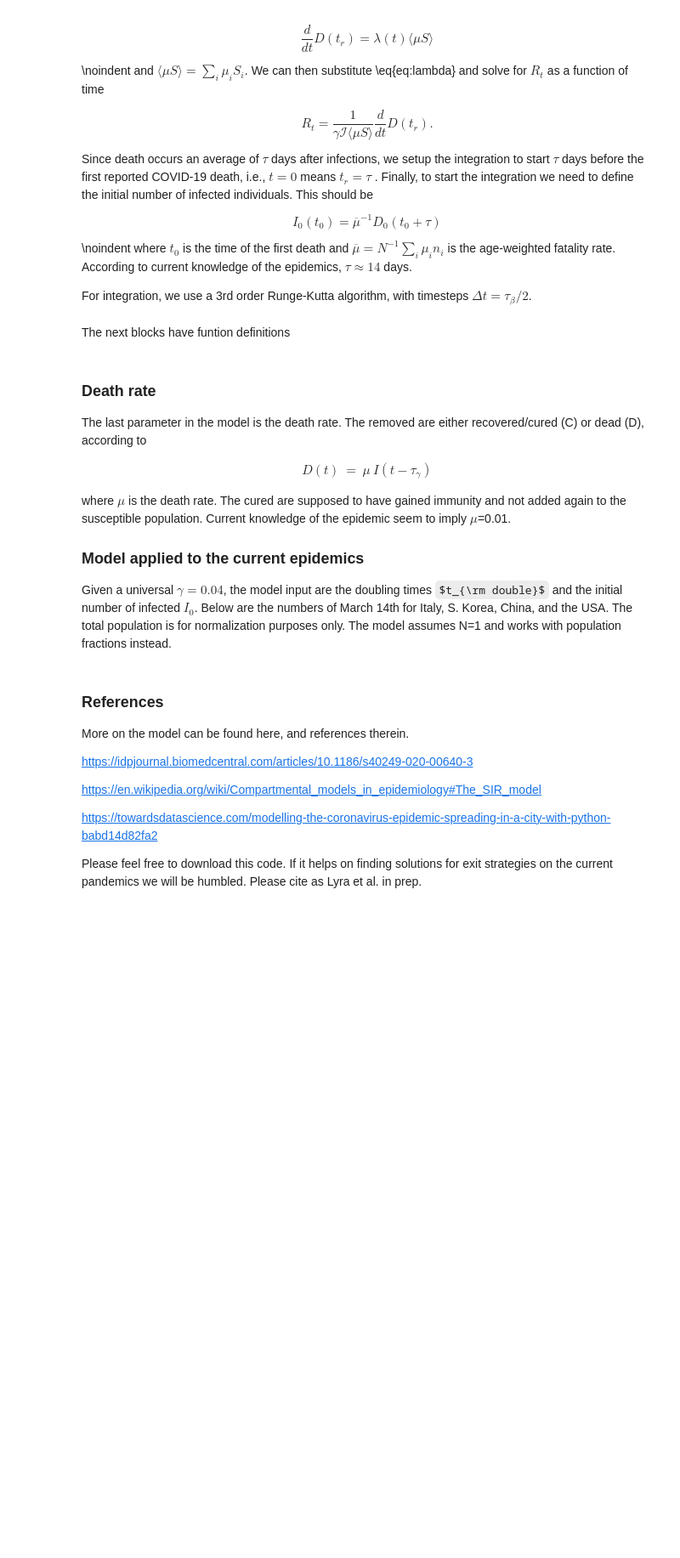
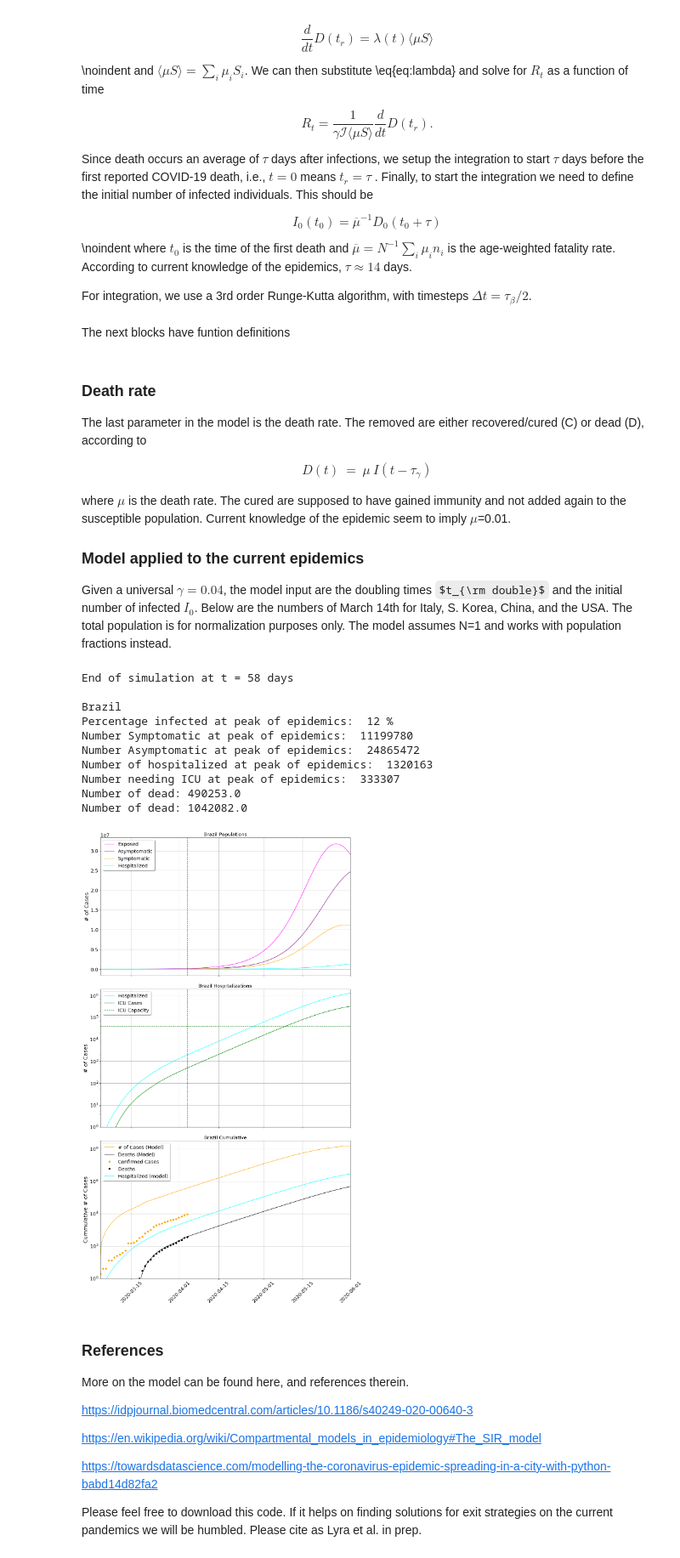
Before and after one commit to wlyra/covid19, a Jupyter notebook: covid19_SEIR.ipynb, the cells around one changed output. Shown at 85% size. Saved outputs shown, nothing was run; the diff lists cells and outputs as text; code cells hidden in the pictures; some formulas as TeX source; blank space fills up the shorter version.

Commit message:
update with the diagnostic for exiting hospital exit

```diff
--- a/covid19_SEIR.ipynb
+++ b/covid19_SEIR.ipynb
@@ -796,7 +796,14 @@ def RK3(f):
                 dQdt[ip] = dQdt[ip]                                                                                  + gamma*I[ip] -           xi*Q[ip]
                 dHdt[ip] = dHdt[ip]                                                                                                +    q[ip] *xi*Q[ip] -            eta*H[ip]
                 dRdt[ip] = dRdt[ip]                                                              +    w *theta*A[ip]               + (1-q[ip])*xi*Q[ip] + (1-nu[ip])*eta*H[ip]
-                dFdt[ip] = dFdt[ip]                                                                                                                     +    nu[ip] *eta*H[ip]
+                #dFdt[ip] = dFdt[ip]                                                                                                                     +    nu[ip] *eta*H[ip]
+
+                # The F bin was originally for tracking a dynamic fatalities compartment.
+                # but because the dynamics is not fully captured we don't use it. I'm
+                # leavind this then for diagnostic purposes.
+                dFdt[ip] = dFdt[ip] + q[ip]*xi*Q[ip]
+
+
 
                 S[ip] = S[ip] + dt_beta_ts[itsub]*dSdt[ip]
                 C[ip] = C[ip] + dt_beta_ts[itsub]*dCdt[ip]
@@ -978,17 +985,17 @@ def RK3(f):
     ax3.plot(pastdate,country['cases'],'o',color='orange',label='Confirmed Cases')
     ax3.plot(pastdate,country['deaths'],'o',color='black',label='Deaths')
 
-    integratedH = np.zeros(n)
-    dt=np.gradient(t)
-    for i in range(n):
-        integratedH[i] = np.trapz(H[0:i],t[0:i])
+    #integratedH = np.zeros(n)
+    #dt=np.gradient(t)
+    #for i in range(n):
+    #    integratedH[i] = np.trapz(H[0:i],t[0:i])
         #sumH=0.
         #for j in np.arange(1,i):
         #    sumH = sumH + .5*(H[j-1]+H[j])*dt[j]
         #integratedD[i]=np.sum(.5*(Dm[0:i-1]+Dm[1:i])*dt[1:i]) * 1/(t[i]-t[0])
         #integratedH[i]=sumH/Thospitalized #/(t[i]-t[0])
-    ax3.plot(date,N*np.interp(t,t-Thospitalized,integratedH)/Thospitalized,color='cyan',label='Hospitalized (model)')
-
+    #ax3.plot(date,N*np.interp(t,t-Thospitalized,integratedH)/Thospitalized,color='cyan',label='Hospitalized (model)')
+    ax3.plot(date,N*F,color='cyan',label='Hospitalized (model)')
     #integratedE = np.zeros(n)
     #dt=np.gradient(t)
     #for i in range(n):
@@ -1230,8 +1237,20 @@ def RK3(f):
 #country = select_country('Spain')
 #plottage(country,RK3(country))
 # %%
-#country = select_country('Brazil')
-#plottage(country,RK3(country))
+country = select_country('Brazil')
+plottage(country,RK3(country))
+# %% [output]
+End of simulation at t = 58 days
+
+Brazil
+Percentage infected at peak of epidemics:  12 %
+Number Symptomatic at peak of epidemics:  11199780
+Number Asymptomatic at peak of epidemics:  24865472
+Number of hospitalized at peak of epidemics:  1320163
+Number needing ICU at peak of epidemics:  333307
+Number of dead: 490253.0
+Number of dead: 1042082.0
+[figure, added]
 # %%
 #country = select_country('US')
 #plottage(country,RK3(country))
```
